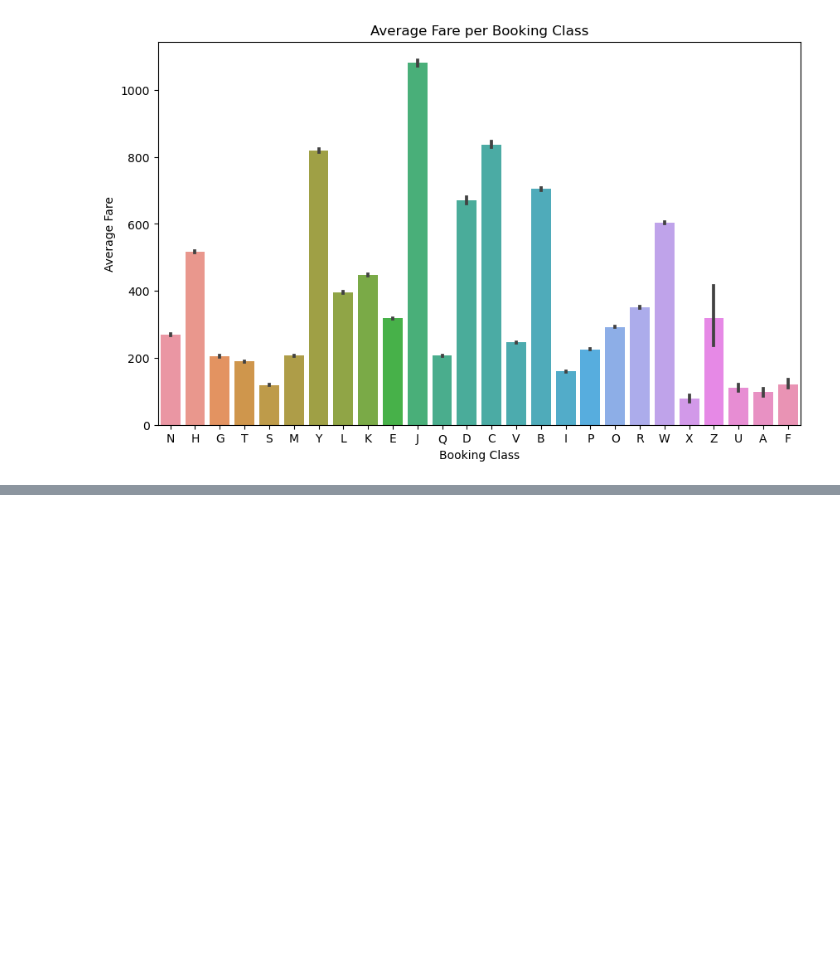
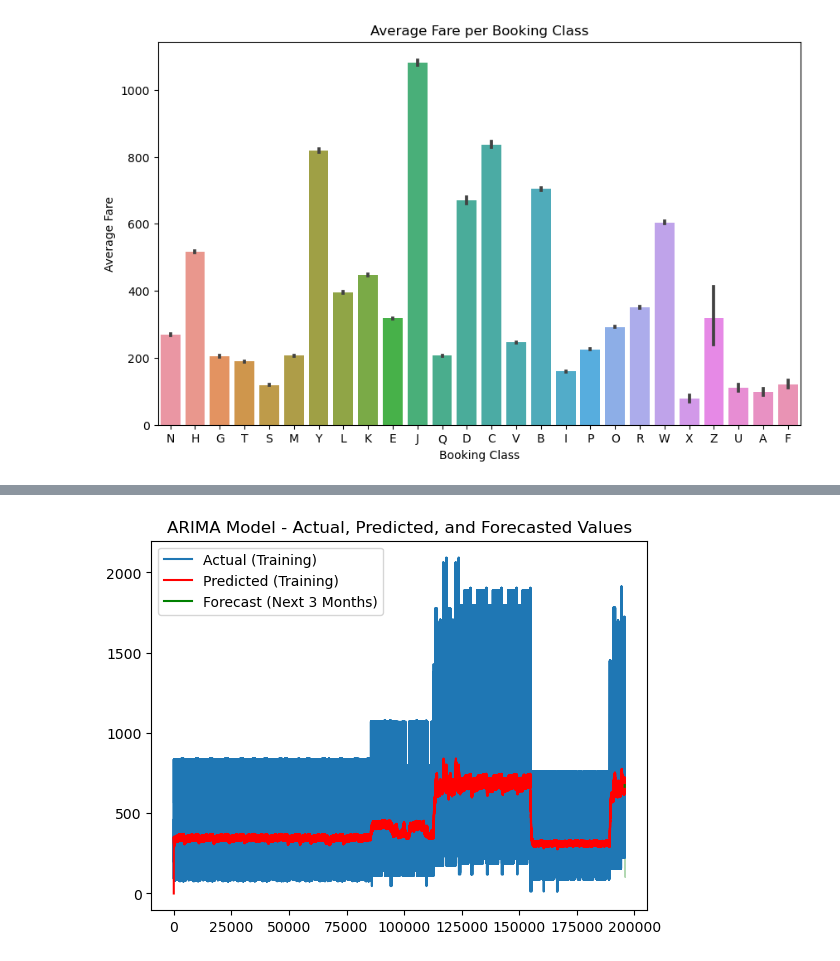
Before and after one commit to FaizalJnu/APRM, a Jupyter notebook: Faiz_ntbk.ipynb, the cells around one changed output, grey strips where cells are left out. Saved outputs shown, nothing was run; the diff lists cells and outputs as text; code cells hidden in the pictures; blank space fills up the shorter version.

```diff
--- a/Faiz_ntbk.ipynb
+++ b/Faiz_ntbk.ipynb
@@ -225,0 +516,19 @@ Feature: Class RDay Res Hold Total RDay: 309, Importance: 0.0
+# %%
+# Forecast next 3 months
+forecast_steps = 3
+forecast = fit_model.get_forecast(steps=forecast_steps)
+
+# Access predicted values and confidence intervals
+forecast_values = forecast.predicted_mean
+confidence_intervals = forecast.conf_int()
+
+# Plot forecast
+plt.plot(y_train, label='Actual (Training)')
+plt.plot(predictions_train, label='Predicted (Training)', color='red')
+plt.plot(forecast_values.index, forecast_values, label='Forecast (Next 3 Months)', color='green')
+plt.fill_between(confidence_intervals.index, confidence_intervals.iloc[:, 0], confidence_intervals.iloc[:, 1], color='green', alpha=0.3)
+plt.title('ARIMA Model - Actual, Predicted, and Forecasted Values')
+plt.legend()
+plt.show()
+# %% [output]
+[figure, added]
```
Also changed, not shown: parts of 12 cells of this notebook.
